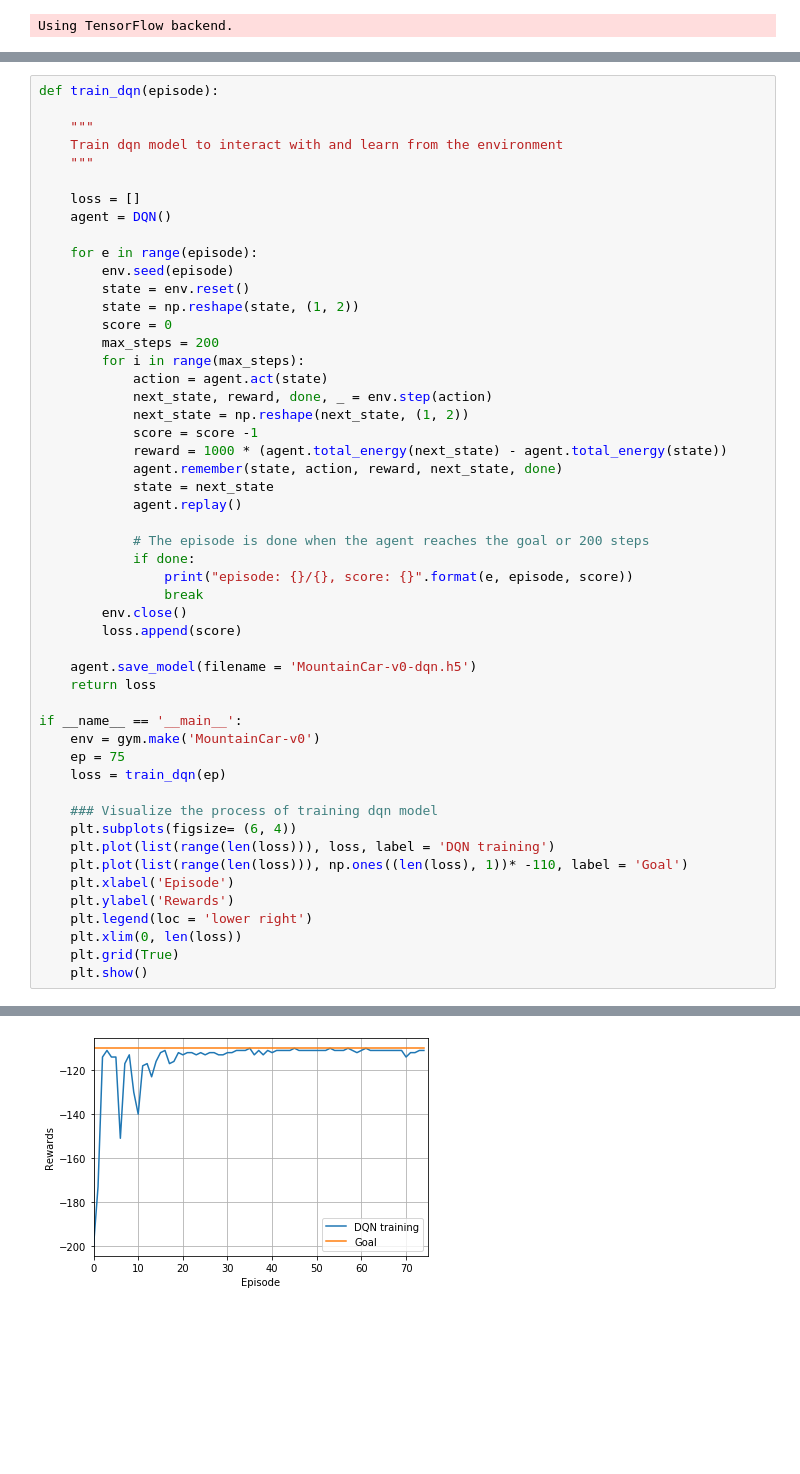
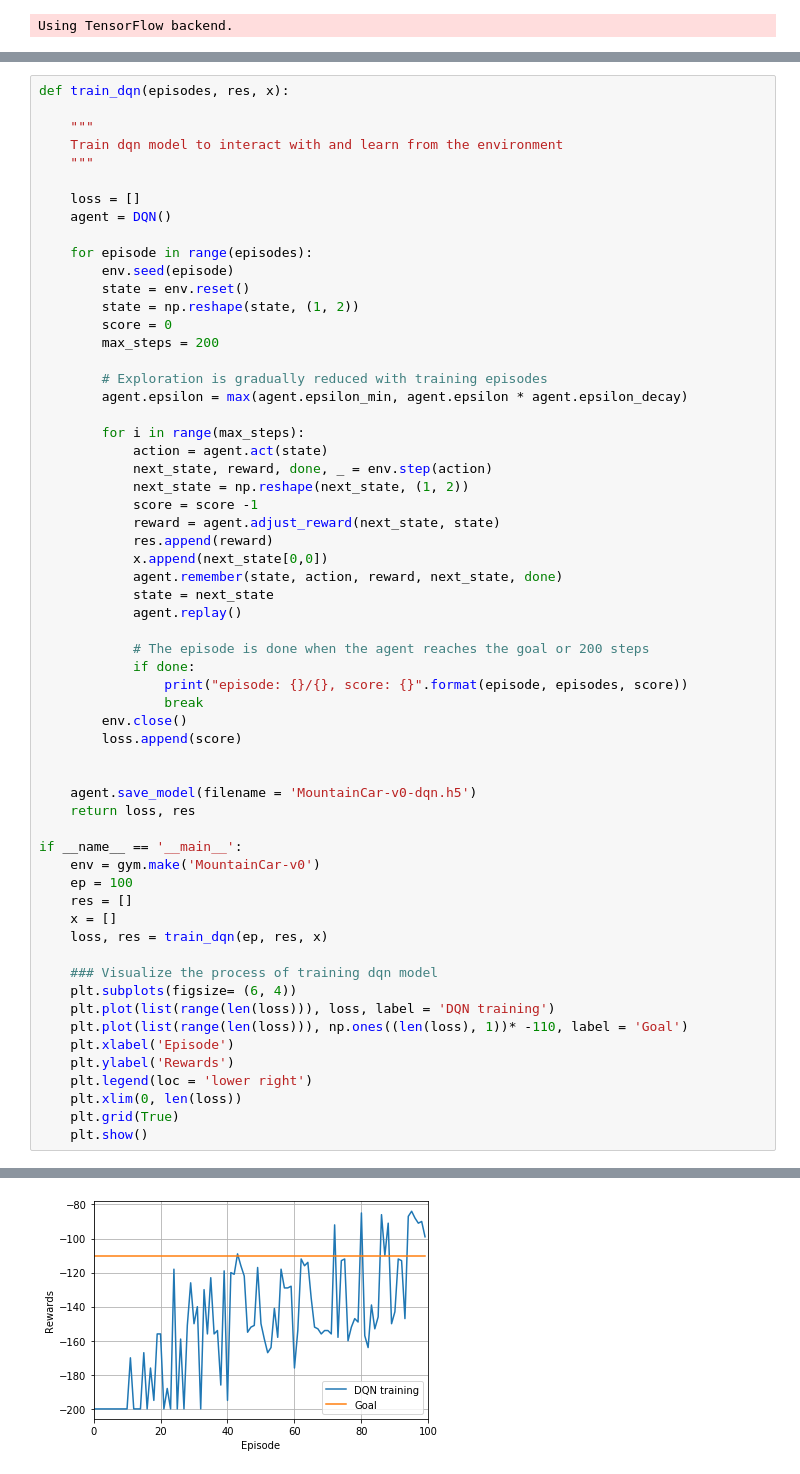
Before and after one commit to paige-chang/MountainCar, a Jupyter notebook: MountainCar.ipynb, the cells around one changed output, grey strips where cells are left out. Drawn from its saved outputs; the diff is of its cells as text; blank space fills up the shorter version.

```diff
--- a/MountainCar.ipynb
+++ b/MountainCar.ipynb
@@ -129,5 +137,5 @@ class DQN():
 # %%
-def train_dqn(episode):
+def train_dqn(episodes, res, x):
 
     """
     Train dqn model to interact with and learn from the environment
@@ -136,36 +144,45 @@ def train_dqn(episode):
     loss = []
     agent = DQN()
 
-    for e in range(episode):
+    for episode in range(episodes):
         env.seed(episode)
         state = env.reset()
         state = np.reshape(state, (1, 2))
         score = 0
         max_steps = 200
+
+        # Exploration is gradually reduced with training episodes
+        agent.epsilon = max(agent.epsilon_min, agent.epsilon * agent.epsilon_decay)
+
         for i in range(max_steps):
             action = agent.act(state)
             next_state, reward, done, _ = env.step(action)
             next_state = np.reshape(next_state, (1, 2))
             score = score -1
-            reward = 1000 * (agent.total_energy(next_state) - agent.total_energy(state))
+            reward = agent.adjust_reward(next_state, state)
+            res.append(reward)
+            x.append(next_state[0,0])
             agent.remember(state, action, reward, next_state, done)
             state = next_state
             agent.replay()
 
             # The episode is done when the agent reaches the goal or 200 steps
             if done:
-                print("episode: {}/{}, score: {}".format(e, episode, score))
+                print("episode: {}/{}, score: {}".format(episode, episodes, score))
                 break
         env.close()
         loss.append(score)
 
+
     agent.save_model(filename = 'MountainCar-v0-dqn.h5')
-    return loss
+    return loss, res
 
 if __name__ == '__main__':
     env = gym.make('MountainCar-v0')
-    ep = 75
-    loss = train_dqn(ep)
+    ep = 100
+    res = []
+    x = []
+    loss, res = train_dqn(ep, res, x)
 
     ### Visualize the process of training dqn model
     plt.subplots(figsize= (6, 4))
@@ -198,4 +215,4 @@ episode: 74/75, score: -111
-[figure, old version]
+[figure, new version]
 # %%
 def test_dqn(episode):
 
```
Also changed, not shown: parts of 3 cells of this notebook.
